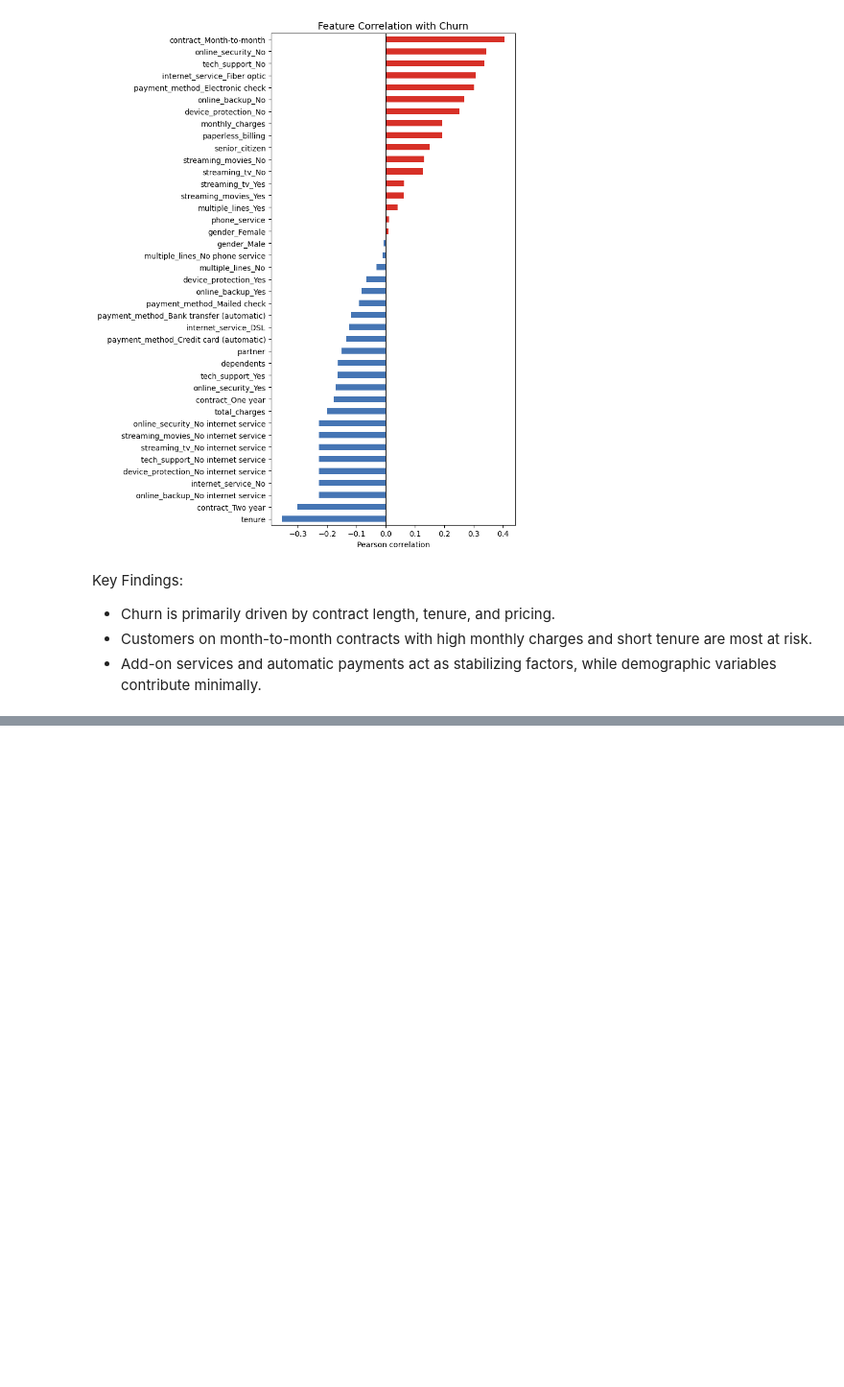
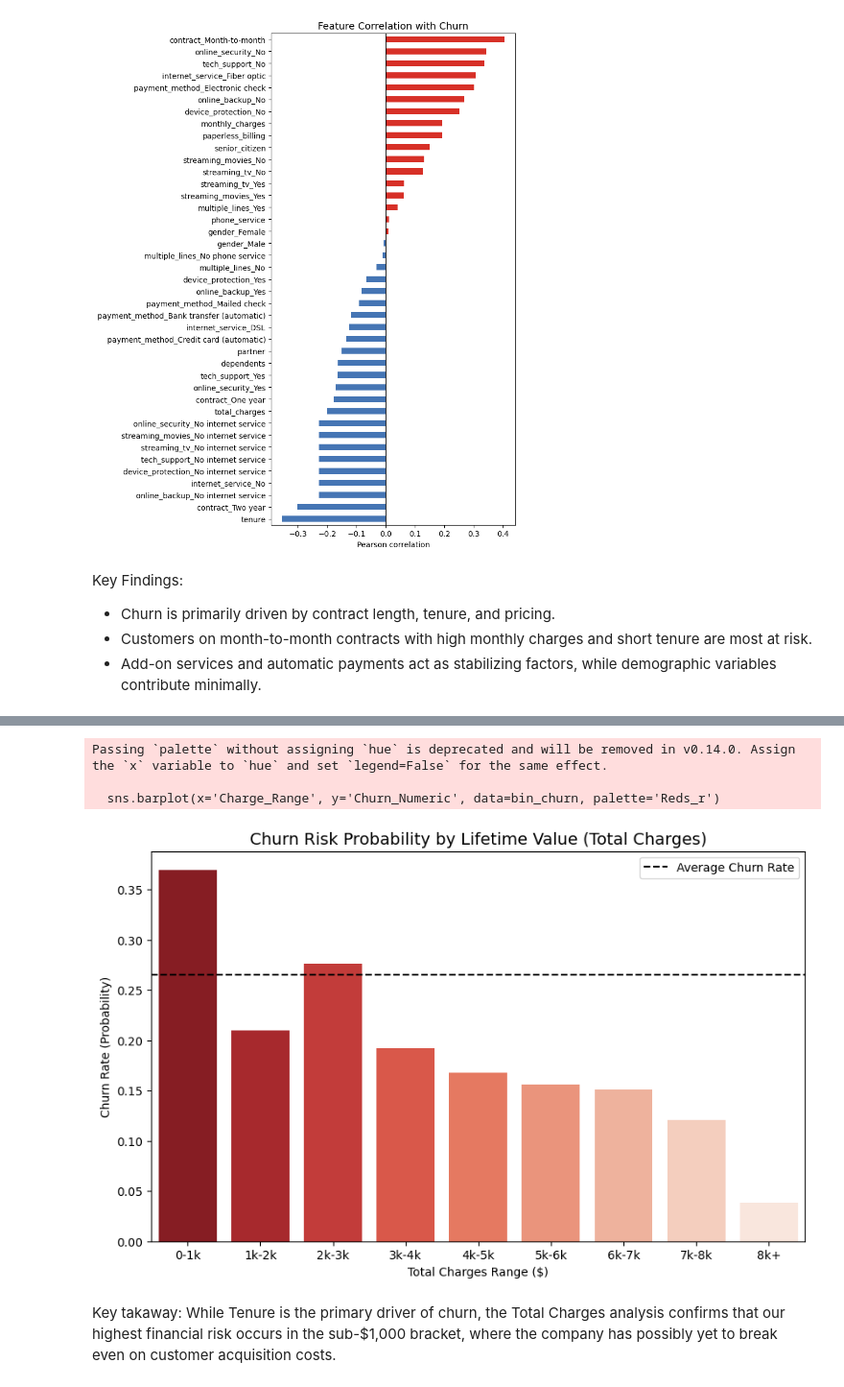
Before and after one commit to Jinglerjing/TELCO_CUSTOMER_CHURN_ANALYSIS, a Jupyter notebook: Churn_rate_EDA.ipynb, the cells around one changed output, grey strips where cells are left out. Shown at 96% size. Drawn from its saved outputs; the diff is of its cells as text; code cells hidden in the pictures; blank space fills up the shorter version.

Commit message:
updated EDA and deep dive analysis

```diff
--- a/Churn_rate_EDA.ipynb
+++ b/Churn_rate_EDA.ipynb
@@ -269,0 +318,34 @@ Key Findings:
+# %%
+import pandas as pd
+import seaborn as sns
+import matplotlib.pyplot as plt
+
+# 1. Ensure TotalCharges is numeric
+df['total_charges'] = pd.to_numeric(df['total_charges'], errors='coerce')
+df['Churn_Numeric'] = df['churn'].apply(lambda x: 1 if str(x).lower() in ['yes', 'true', '1'] else 0)
+
+# 2. Create Bins (0-1k, 1k-2k, etc.)
+bins = [0, 1000, 2000, 3000, 4000, 5000, 6000, 7000, 8000, 9000]
+labels = ['0-1k', '1k-2k', '2k-3k', '3k-4k', '4k-5k', '5k-6k', '6k-7k', '7k-8k', '8k+']
+df['Charge_Range'] = pd.cut(df['total_charges'], bins=bins, labels=labels)
+
+# 3. Calculate Churn Rate per Bin
+bin_churn = df.groupby('Charge_Range')['Churn_Numeric'].mean().reset_index()
+
+# 4. Plot
+plt.figure(figsize=(10, 6))
+sns.barplot(x='Charge_Range', y='Churn_Numeric', data=bin_churn, palette='Reds_r')
+
+plt.title('Churn Risk Probability by Lifetime Value (Total Charges)', fontsize=14)
+plt.ylabel('Churn Rate (Probability)')
+plt.xlabel('Total Charges Range ($)')
+plt.axhline(df['Churn_Numeric'].mean(), color='black', linestyle='--', label='Average Churn Rate')
+plt.legend()
+plt.show()
+# %% [output]
+Passing `palette` without assigning `hue` is deprecated and will be removed in v0.14.0. Assign the `x` variable to `hue` and set `legend=False` for the same effect.
+
+  sns.barplot(x='Charge_Range', y='Churn_Numeric', data=bin_churn, palette='Reds_r')
+[figure, added]
+# %% [markdown]
+Key takaway: While Tenure is the primary driver of churn, the Total Charges analysis confirms that our highest financial risk occurs in the sub-$1,000 bracket, where the company has possibly yet to break even on customer acquisition costs.
```
Also changed, not shown: parts of 5 cells of this notebook, 1 other file.
